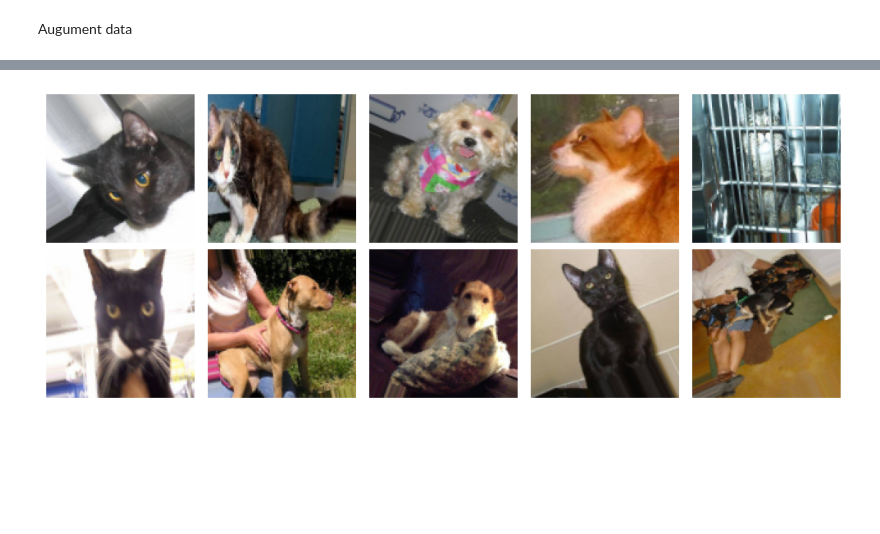
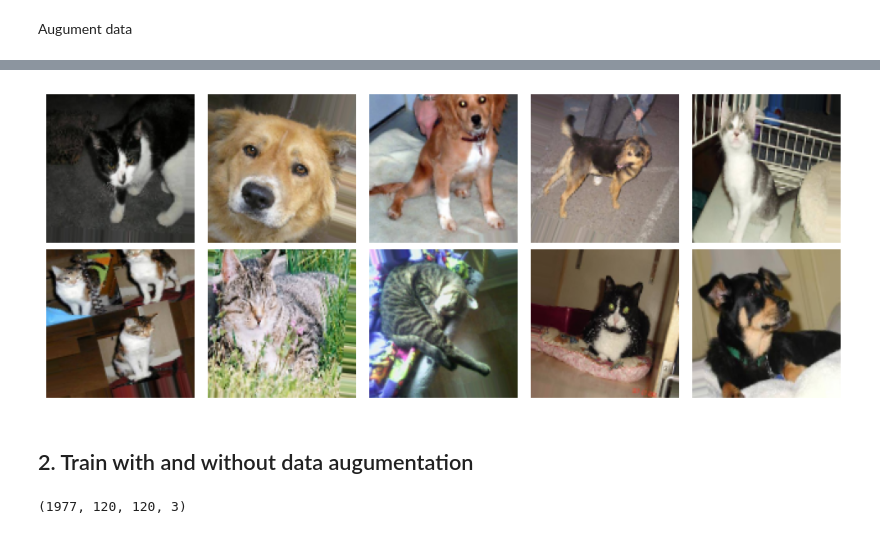
Before and after one commit to danlundh67/AI-deep_learning, a Jupyter notebook: deep1.ipynb, the cells around one changed output, grey strips where cells are left out. Drawn from its saved outputs; the diff is of its cells as text; code cells hidden in the pictures; blank space fills up the shorter version.

```diff
--- a/deep1.ipynb
+++ b/deep1.ipynb
@@ -404,11 +465,11 @@ from tensorflow.keras.preprocessing.image import ImageDataGenerator
 # help(ImageDataGenerator())
 
 train_image_generator = ImageDataGenerator(
-    rotation_range=35,
+    rotation_range=35, # 35 grader rotation
     shear_range=0.2,
     zoom_range=0.1,
-    horizontal_flip=True,
-    vertical_flip=False, # allow flip around vertical axis (mirrored images)
+    horizontal_flip=True,# tillåt flip  (spegelvänd bild)
+    vertical_flip=False,
     height_shift_range=0.1,
     width_shift_range=0.1,
 )
@@ -420,17 +481,17 @@ test_image_generator = ImageDataGenerator()
 # flow used for regenerating images after it has been exhausted
 # this beacause we will train in many epochs
 train_val_generator = train_image_generator.flow(
-    X_val_scaled/255, y_val, batch_size=32
+    X_val_scaled/255, np.array(y_val/1.00001), batch_size=50
 )
 
 # batch size 32 for mini-batch gradient descent
 train_generator = train_image_generator.flow(
-    X_train_scaled/255, y_train, batch_size=32
+    X_train2_scaled/255, np.array(y_train2/1.00001), batch_size=50
 )
 
 # train_generator[0][0].shape -> a 32 images batch
 
-val_generator = test_image_generator.flow(X_val_scaled/255, y_val, batch_size=32)
+val_generator = test_image_generator.flow(X_val_scaled/255, np.array(y_val), batch_size=50)
 
 # NumpyArrayIterator
-train_val_generator, val_generator
+#train_val_generator, val_generator[0]
@@ -444,10 +502,18 @@ X_val_scaled.shape, y_val.shape
 # %%
-def plot_samples(data):
+def plot_samples(data, label):
+    fig, axes = plt.subplots(2, 5, figsize=(10, 4))
+    for i, ax in enumerate(axes.flatten()):
+        ax.imshow(data[i], cmap = "gray")
+        ax.axis("off")
+        ax.set_title(f"{label[i]}")
+    fig.tight_layout()
+
+def plot_samples2(data):
     fig, axes = plt.subplots(2, 5, figsize=(10, 4))
     for i, ax in enumerate(axes.flatten()):
         ax.imshow(data[i], cmap = "gray")
         ax.axis("off")
     fig.tight_layout()
 
-plot_samples(X_train_scaled/255)
+plot_samples(X_train_scaled/255, y_train)
 # %% [output]
@@ -455,4 +521,10 @@ plot_samples(X_train_scaled/255)
 # %%
-plot_samples(next(train_generator)[0])
+plot_samples2(next(train_generator)[0])
 # %% [output]
-[figure, old version]
+[figure, new version]
+# %% [markdown]
+## 2. Train with and without data augumentation
+# %%
+X_train_scaled.shape
+# %% [output]
+(1977, 120, 120, 3)
```
Also changed, not shown: parts of 19 cells of this notebook.
